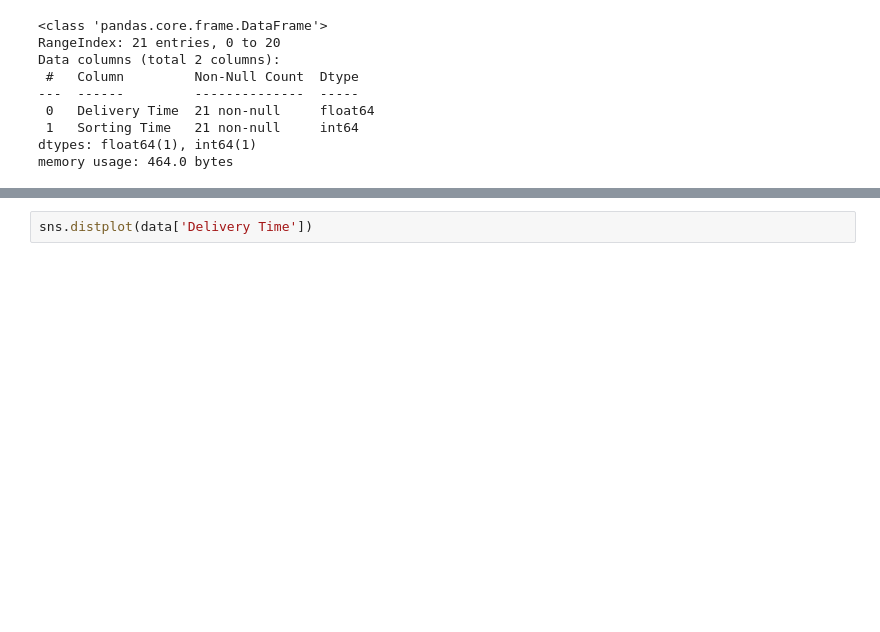
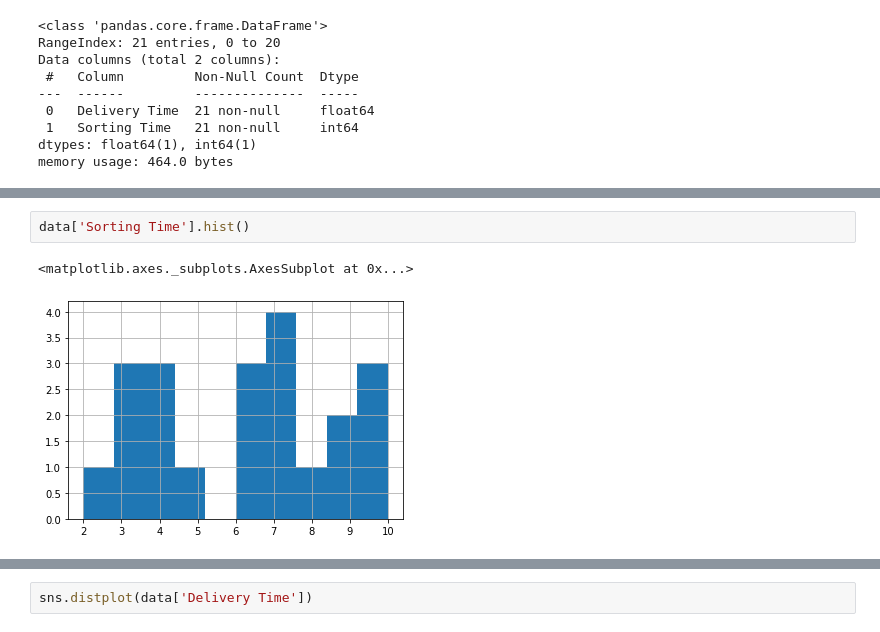
Before and after one commit to bismahashim/Assignment, a Jupyter notebook: Assignment_Simple_Linear_Regression_Q1.ipynb, the cells around one changed output, grey strips where cells are left out. Cells and saved outputs as stored; diff of their text form; blank space fills up the shorter version.

```diff
--- a/Assignment_Simple_Linear_Regression_Q1.ipynb
+++ b/Assignment_Simple_Linear_Regression_Q1.ipynb
@@ -41,0 +87,5 @@ memory usage: 464.0 bytes
+# %%
+data['Sorting Time'].hist()
+# %% [output]
+<matplotlib.axes._subplots.AxesSubplot at 0x...>
+[figure, added]
```
Also changed, not shown: parts of 11 cells of this notebook.
